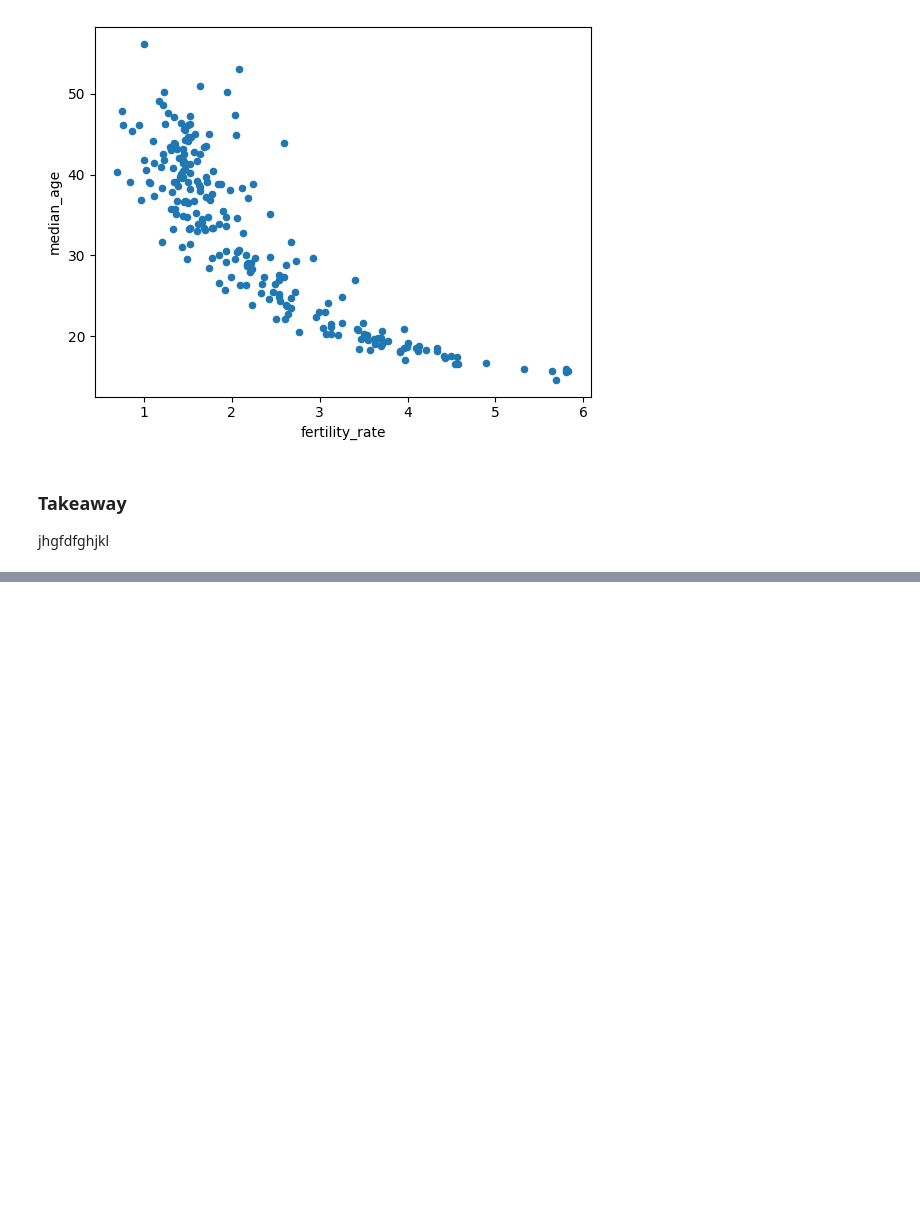
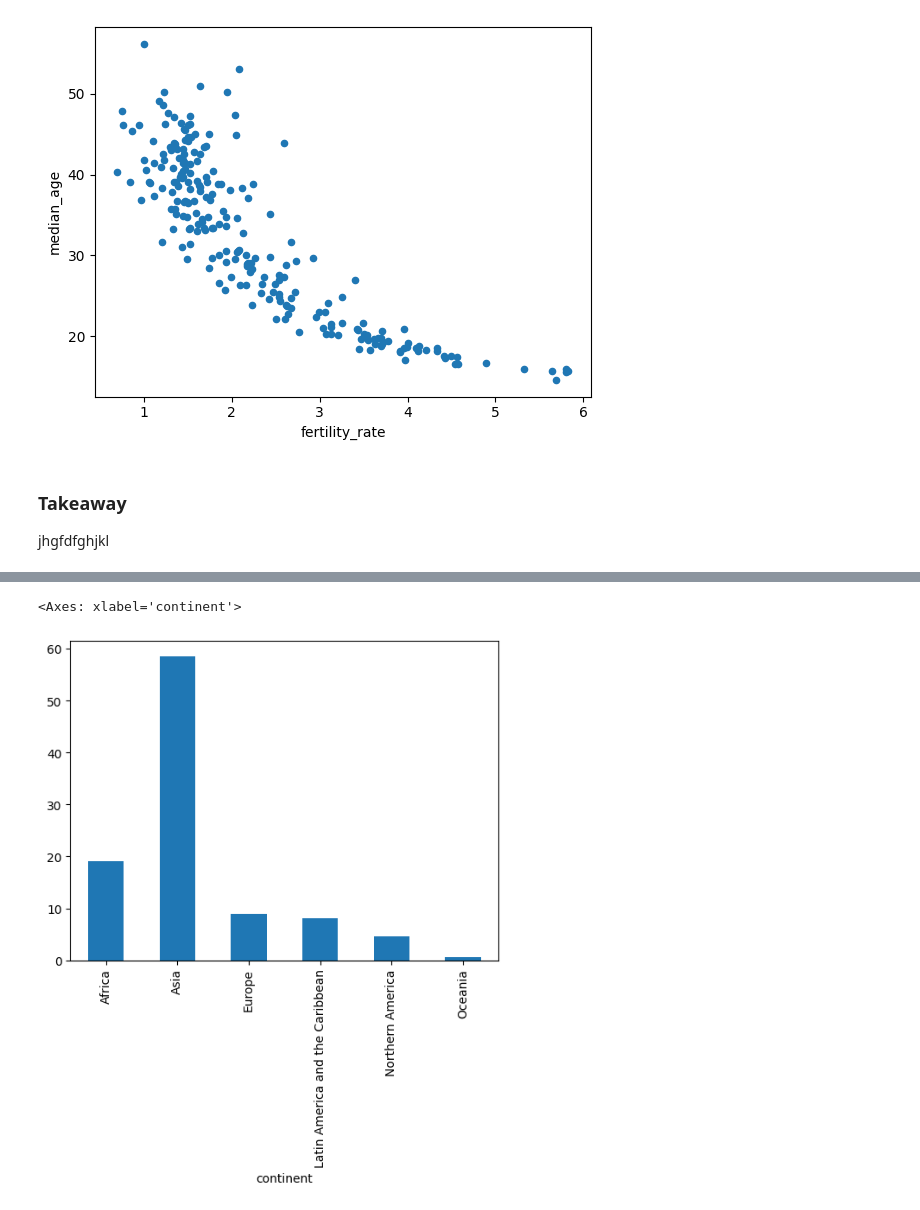
Before and after one commit to KristijanJakimov/population_project, a Jupyter notebook: analysis.ipynb, the cells around one changed output, grey strips where cells are left out. Drawn from its saved outputs; the diff is of its cells as text; code cells hidden in the pictures; blank space fills up the shorter version.

Commit message:
more analysis on world population change through years

```diff
--- a/analysis.ipynb
+++ b/analysis.ipynb
@@ -164,0 +261,3 @@ jhgfdfghjkl
+# %%
+continent_share = data.groupby("continent")["world_share"].sum()
+continent_share
@@ -164,0 +273,5 @@ jhgfdfghjkl
+# %%
+continent_share.plot.bar()
+# %% [output]
+<Axes: xlabel='continent'>
+[figure, added]
```
Also changed, not shown: parts of 11 cells of this notebook.
